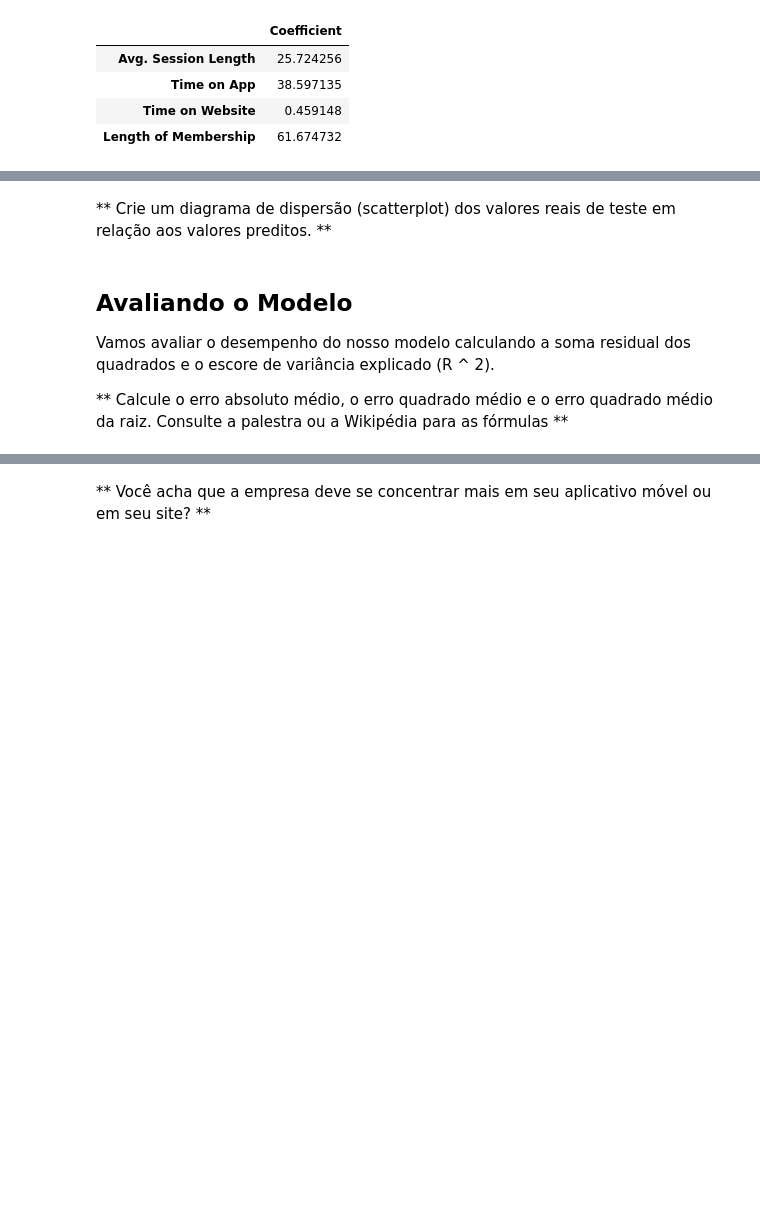
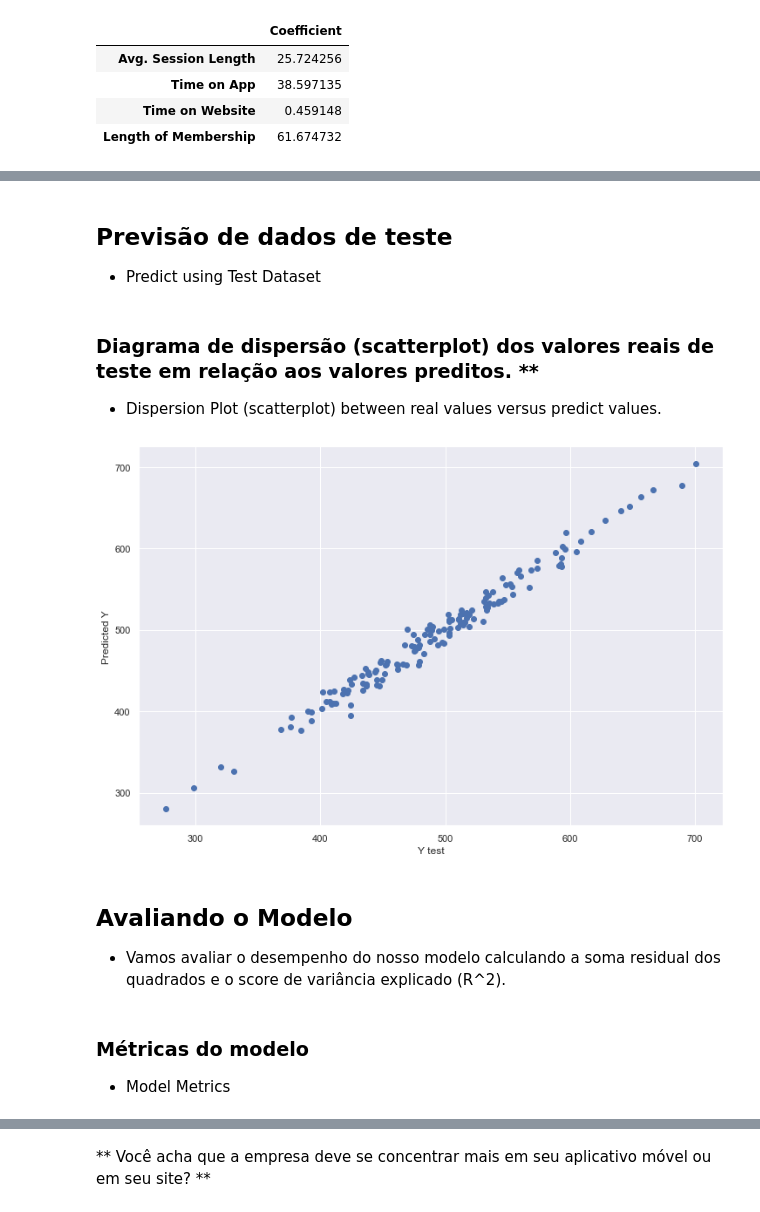
Before and after one commit to emersonrafaels/ml_ecommerce_customers_r2, a Jupyter notebook: Linear Regression - Ecommerce Customers.ipynb, the cells around one changed output, grey strips where cells are left out. Saved outputs shown, nothing was run; the diff lists cells and outputs as text; code cells hidden in the pictures; blank space fills up the shorter version.

```diff
--- a/Linear Regression - Ecommerce Customers.ipynb
+++ b/Linear Regression - Ecommerce Customers.ipynb
@@ -470,0 +491,4 @@ predictions = lm.predict(X_test)
+# %% [markdown]
+## Previsão de dados de teste
+
+- Predict using Test Dataset
@@ -471,12 +500,19 @@ predictions = lm.predict(X_test)
+# %%
+df_real_predictions = pd.DataFrame(list(zip(y_test, predictions)),
+                                   columns=["REAL", "PREDICTIONS"])
 # %% [markdown]
-** Crie um diagrama de dispersão (scatterplot) dos valores reais de teste em relação aos valores preditos. **
+### Diagrama de dispersão (scatterplot) dos valores reais de teste em relação aos valores preditos. **
+
+- Dispersion Plot (scatterplot) between real values versus predict values.
 # %%
-plt.scatter(y_test, predictions)
+plt.scatter(df_real_predictions["REAL"],
+            df_real_predictions["PREDICTIONS"])
 plt.xlabel('Y test')
 plt.ylabel('Predicted Y')
+plt.show()
+# %% [output]
+[figure, added]
 # %% [markdown]
 ## Avaliando o Modelo
 
-Vamos avaliar o desempenho do nosso modelo calculando a soma residual dos quadrados e o escore de variância explicado (R ^ 2).
-
-** Calcule o erro absoluto médio, o erro quadrado médio e o erro quadrado médio da raiz. Consulte a palestra ou a Wikipédia para as fórmulas **
+- Vamos avaliar o desempenho do nosso modelo calculando a soma residual dos quadrados e o score de variância explicado (R^2).
@@ -487,0 +519,4 @@ fig.show()
+# %% [markdown]
+### Métricas do modelo
+
+- Model Metrics
```
Also changed, not shown: parts of 23 cells of this notebook.
